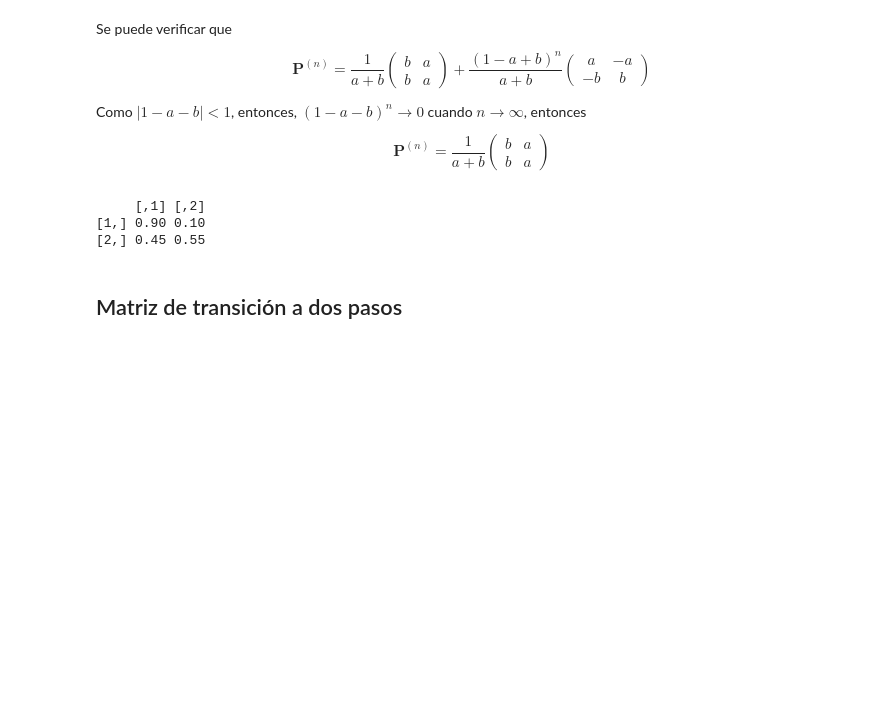
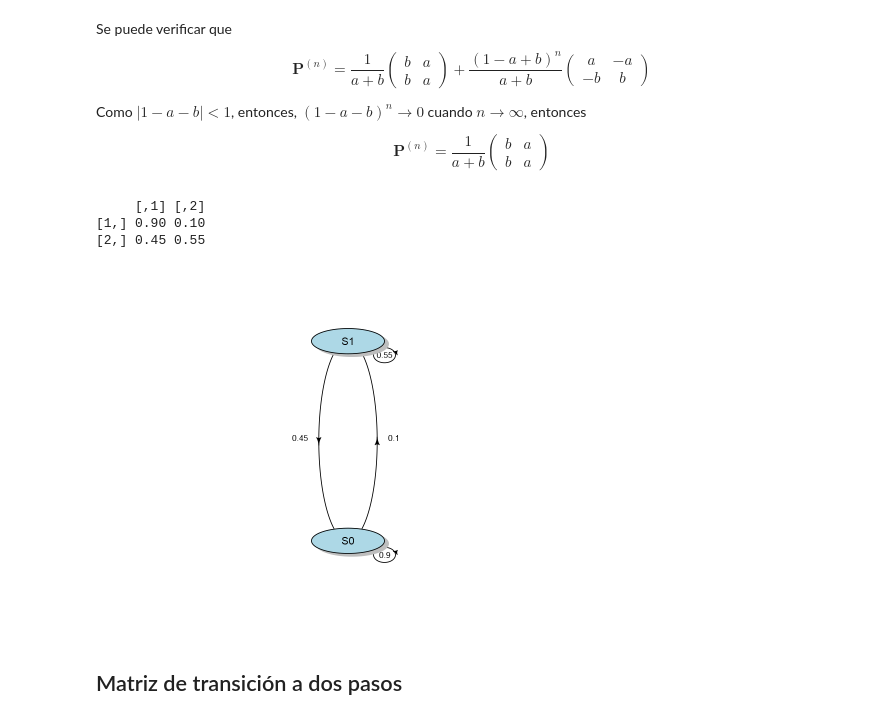
Before and after one commit to JulioCesarMS/StochasticProcesses, a Jupyter notebook: MarkovChain/Distribución límite.ipynb, the cells around one changed output. Saved outputs shown, nothing was run; the diff lists cells and outputs as text; code cells hidden in the pictures; blank space fills up the shorter version.

```diff
--- a/MarkovChain/Distribución límite.ipynb
+++ b/MarkovChain/Distribución límite.ipynb
@@ -52,6 +54,15 @@ print(P)
      [,1] [,2]
 [1,] 0.90 0.10
 [2,] 0.45 0.55
+# %%
+# Diagrama de transiciones
+options(repr.plot.width=8, repr.plot.height=6)
+plotmat(t(P),name=c("S0","S1"),
+arr.length=0.3,arr.width=0.1,box.col="lightblue",box.lwd=1,box.prop=0.5,box.size=0.09,
+box.type="circle",cex.txt=0.8,lwd=1,self.cex=0.3,
+self.arrpos=0.3,self.shiftx=0.09,self.shifty=-0.05)
+# %% [output]
+[figure, added]
 # %%
 # Función para calcular la potencia de una matriz
 mat.pow <- function(m, n){
```
Also changed, not shown: parts of 1 cell of this notebook, 1 other file.
